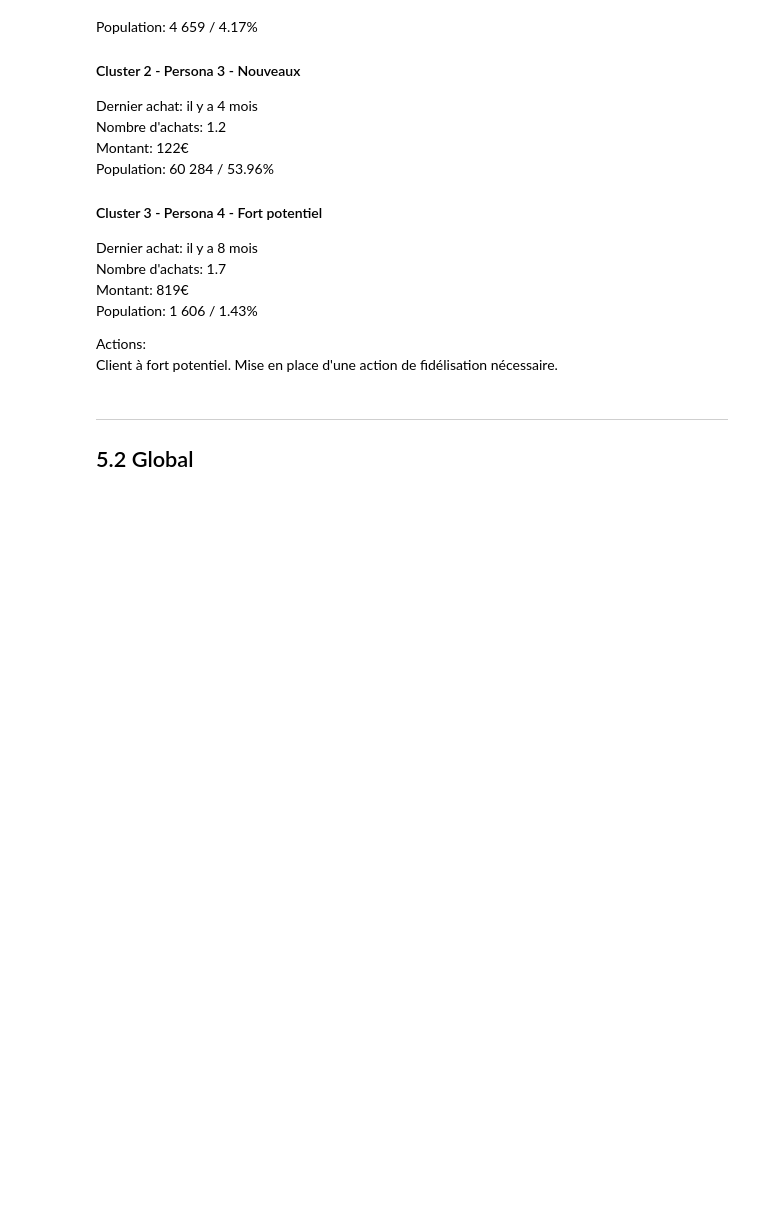
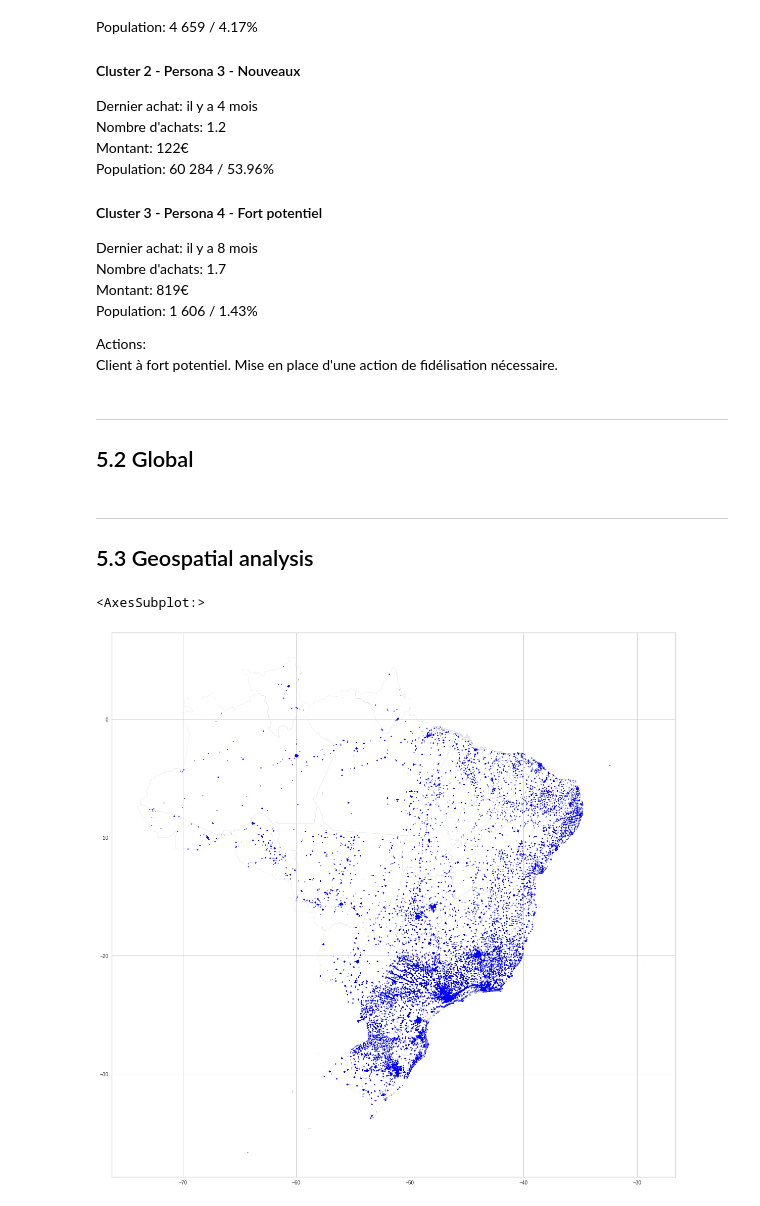
Before and after one commit to curiousmindflow/oc-ml-p4, a Jupyter notebook: modelisation.ipynb, the cells around one changed output. Saved outputs shown, nothing was run; the diff lists cells and outputs as text; code cells hidden in the pictures; blank space fills up the shorter version.

Commit message:
global analysis pushed a step further, begin geospatial analysis

```diff
--- a/modelisation.ipynb
+++ b/modelisation.ipynb
@@ -764,0 +811,3 @@ if config["pca"]["do"]:
+# %% [markdown]
+***
+## 5.3 Geospatial analysis
@@ -764,0 +829,10 @@ if config["pca"]["do"]:
+# %%
+geo_data = gpd.read_file("data/olist_geolocation_dataset.json")
+# %%
+brazil_geo = gpd.read_file("data/brazil_geo.json")
+# %%
+ax = brazil_geo.plot(figsize=(20, 20), color="none", edgecolor="gainsboro", zorder=3)
+geo_data.plot(color="blue", markersize=1, ax=ax)
+# %% [output]
+<AxesSubplot:>
+[figure, added]
```
Also changed, not shown: parts of 11 cells of this notebook, 2 other files.
